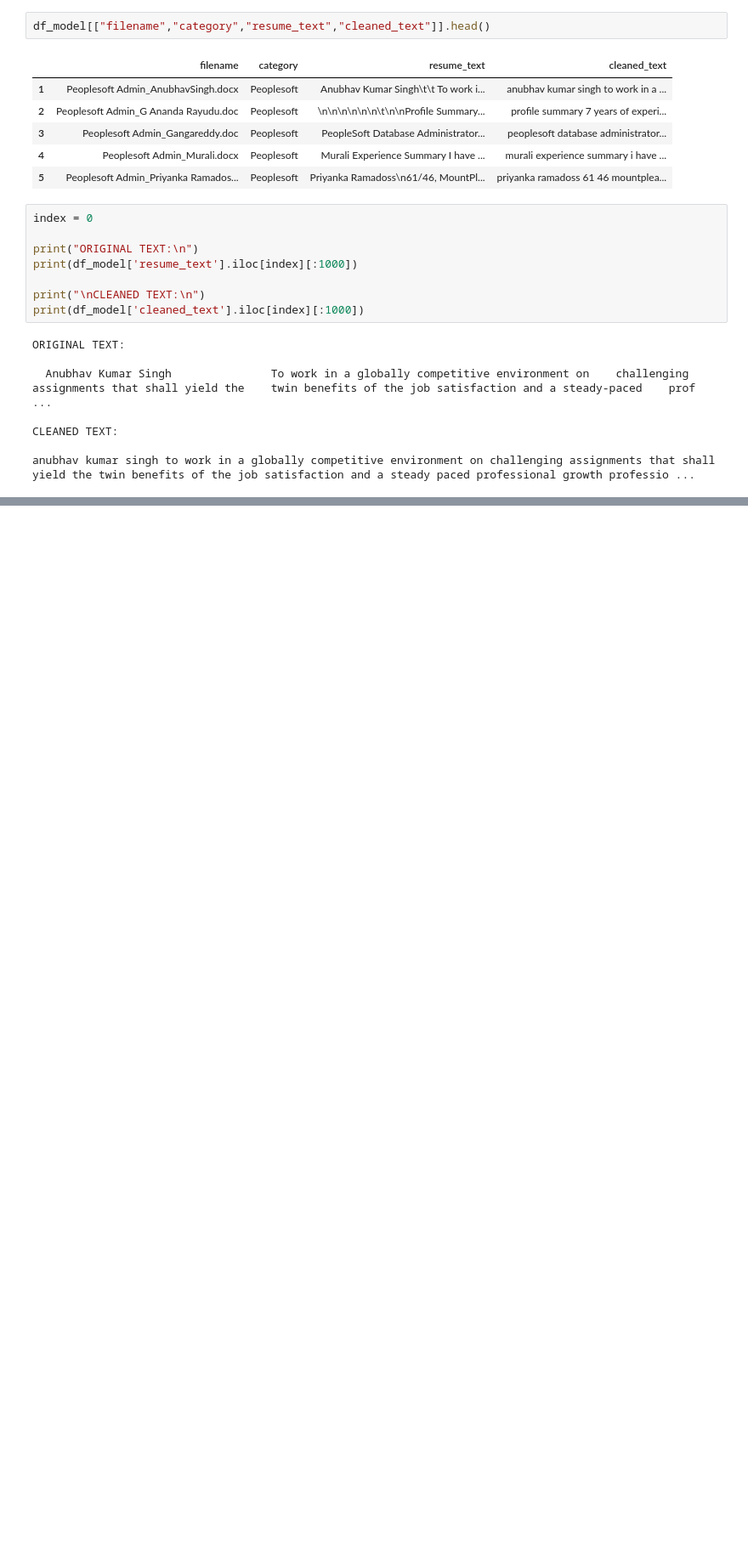
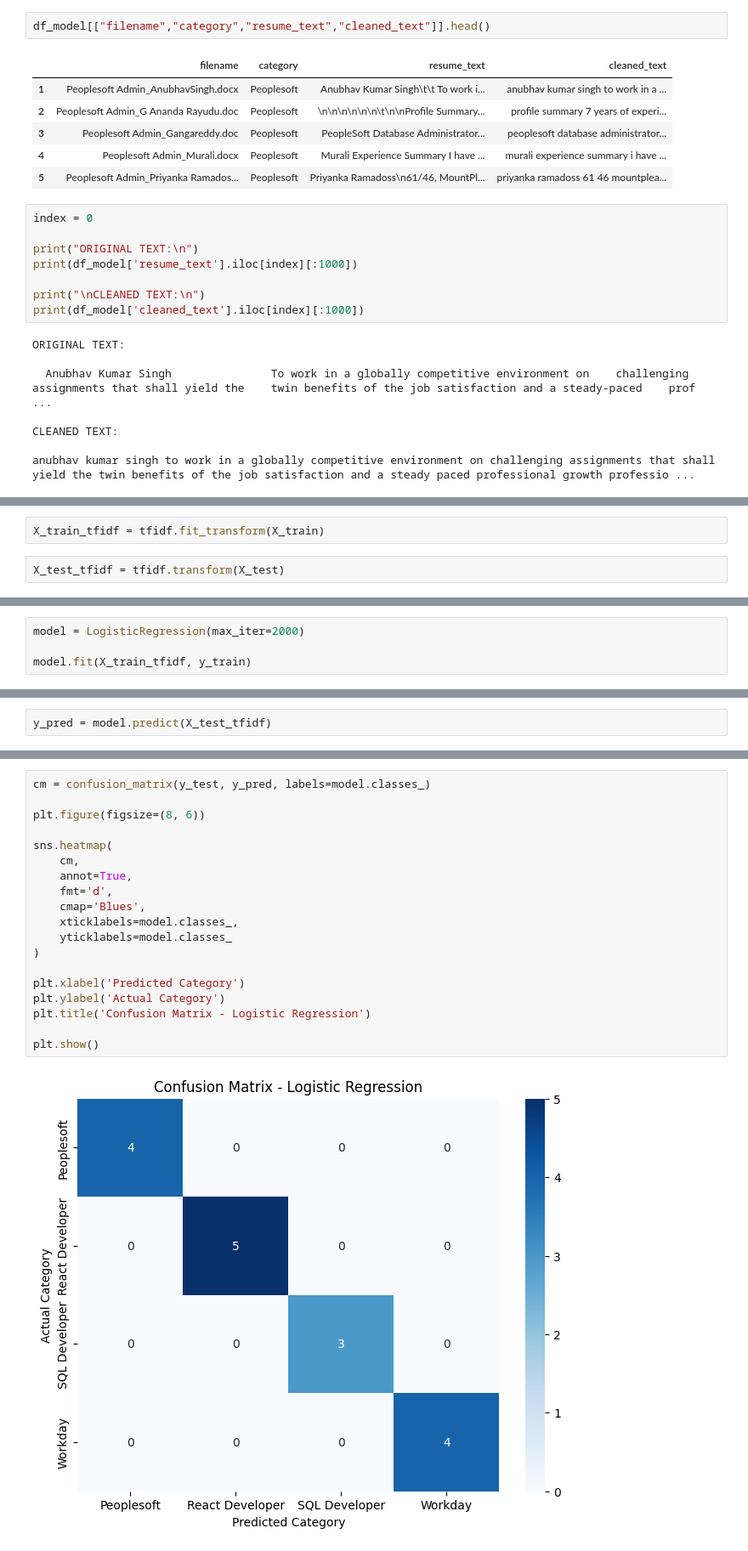
Before and after one commit to balajikoduru/Resume_Classification, a Jupyter notebook: resume_classification.ipynb, the cells around one changed output, grey strips where cells are left out. Shown at 85% size. Saved outputs shown, nothing was run; the diff lists cells and outputs as text; blank space fills up the shorter version.

Commit message:
updating the model building

```diff
--- a/resume_classification.ipynb
+++ b/resume_classification.ipynb
@@ -631,0 +737,4 @@ anubhav kumar singh to work in a globally competitive environment on challenging
+# %%
+X_train_tfidf = tfidf.fit_transform(X_train)
+# %%
+X_test_tfidf = tfidf.transform(X_test)
@@ -631,0 +774,4 @@ anubhav kumar singh to work in a globally competitive environment on challenging
+# %%
+model = LogisticRegression(max_iter=2000)
+
+model.fit(X_train_tfidf, y_train)
@@ -631,0 +780,2 @@ anubhav kumar singh to work in a globally competitive environment on challenging
+# %%
+y_pred = model.predict(X_test_tfidf)
@@ -631,0 +819,21 @@ anubhav kumar singh to work in a globally competitive environment on challenging
+# %%
+cm = confusion_matrix(y_test, y_pred, labels=model.classes_)
+
+plt.figure(figsize=(8, 6))
+
+sns.heatmap(
+    cm,
+    annot=True,
+    fmt='d',
+    cmap='Blues',
+    xticklabels=model.classes_,
+    yticklabels=model.classes_
+)
+
+plt.xlabel('Predicted Category')
+plt.ylabel('Actual Category')
+plt.title('Confusion Matrix - Logistic Regression')
+
+plt.show()
+# %% [output]
+[figure, added]
```
Also changed, not shown: parts of 116 cells of this notebook.
